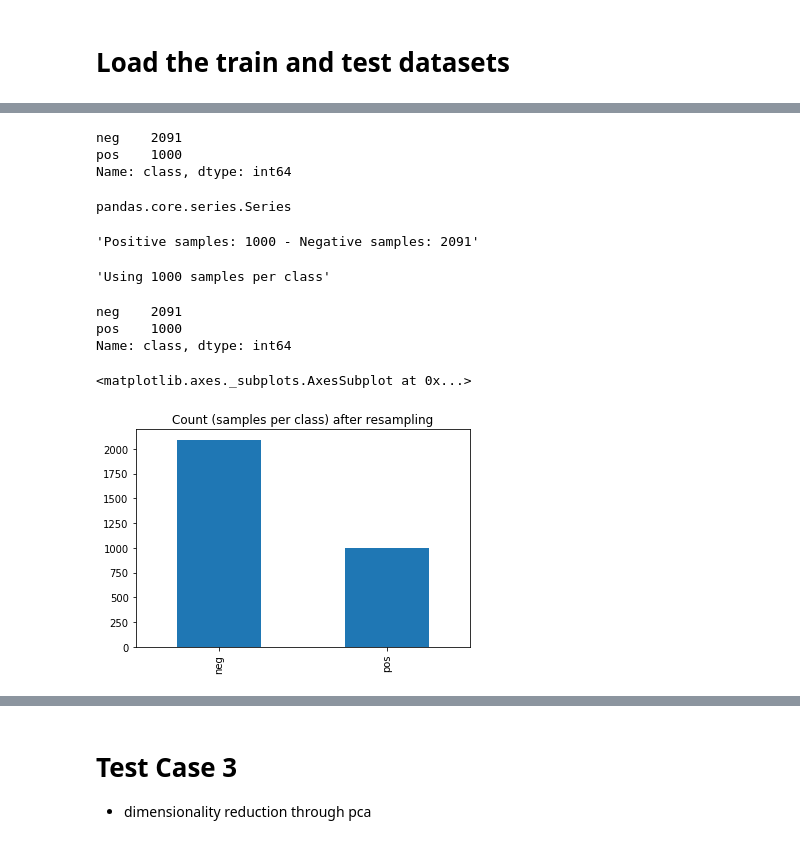
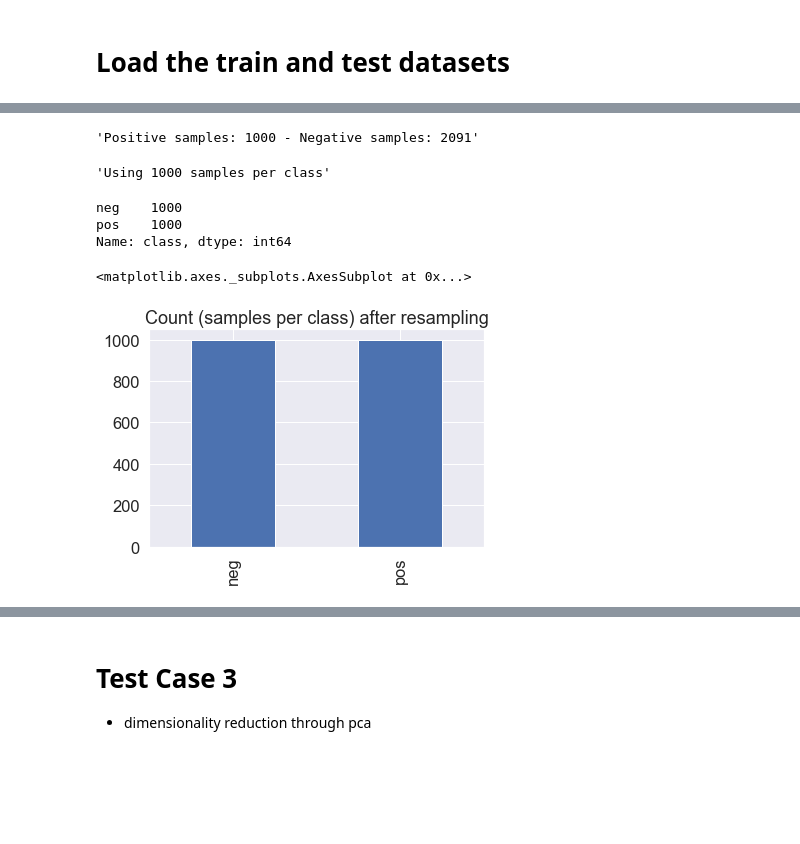
Before and after one commit to yukioichida/scania-aps-failure-analysis, a Jupyter notebook: assessment_cluster.ipynb, the cells around one changed output, grey strips where cells are left out. Cells and saved outputs as stored; diff of their text form; code cells hidden in the pictures; blank space fills up the shorter version.

```diff
--- a/assessment_cluster.ipynb
+++ b/assessment_cluster.ipynb
@@ -7,15 +7,19 @@ import seaborn as sns
 import pandas as pd
 import numpy as np
 from pandas import DataFrame
+from sklearn.utils import shuffle
 from sklearn.impute import SimpleImputer
 from sklearn.preprocessing import MinMaxScaler
 from sklearn.decomposition import PCA
 from sklearn.cluster import KMeans
+from sklearn.tree import DecisionTreeClassifier
+
 from sklearn.model_selection import train_test_split
 from sklearn.metrics import accuracy_score, confusion_matrix
 
 pd.options.display.float_format = '{:,.2f}'.format
 np.set_printoptions(formatter={'float': '{: 0.3f}'.format})
+sns.set(font_scale=1.5)
 # %% [markdown]
 ### Base methods to deal with preprocessing data
 - **fill_gaps** : *Method that deals with missing data from a dataframe*
@@ -81,5 +126,5 @@ def train_clustering(pre_train_df, pre_test_df):
 # %% [markdown]
 # Load the train and test datasets
 # %%
-train_df = pd.read_csv("aps_training_set_sample3.csv")
-test_df = pd.read_csv("aps_failure_test_set.csv")
+train_df = pd.read_csv("aps_training_set_sample3.csv", low_memory=False)
+test_df = pd.read_csv("aps_failure_test_set.csv", low_memory=False)
@@ -88,34 +147,24 @@ test_df = pd.read_csv("aps_failure_test_set.csv")
 # %%
-classes = train_df['class'].value_counts()
-display(classes)
-display(type(classes))
-classes.plot(kind='bar', title='Count (classes)')
-
 # we need to balance the classes
 positive_class = train_df[train_df['class'] == 'pos']
 qtd_pos = positive_class.shape[0]
 negative_class = train_df[train_df['class'] == 'neg']
 qtd_neg = negative_class.shape[0]
 
 display("Positive samples: %s - Negative samples: %s" % (qtd_pos, qtd_neg))
 new_samples = min(qtd_neg, qtd_pos)
 display("Using %s samples per class" % (new_samples))
 
-balanced_train_df = pd.concat([positive_class[:new_samples], negative_class[:new_samples]], ignore_index = True)
+balanced_train_df = shuffle(pd.concat([positive_class[:new_samples], negative_class[:new_samples]], ignore_index = True))
+balanced_classes = balanced_train_df['class'].value_counts()
 
-balanced_classes = train_df['class'].value_counts()
 display(balanced_classes)
-
 display(balanced_classes.plot(kind='bar', title='Count (samples per class) after resampling'))
 # %% [output]
-neg    2091
-pos    1000
-Name: class, dtype: int64
+'Positive samples: 1000 - Negative samples: 2091'
-pandas.core.series.Series
+'Using 1000 samples per class'
-'Positive samples: 1000 - Negative samples: 2091'
+neg    1000
+pos    1000
+Name: class, dtype: int64
-'Using 1000 samples per class'
+<matplotlib.axes._subplots.AxesSubplot at 0x...>
-neg    2091
-pos    1000
-Name: class, dtype: int64
-<matplotlib.axes._subplots.AxesSubplot at 0x...>
-[figure, old version]
+[figure, new version]
```
Also changed, not shown: parts of 18 cells of this notebook.
